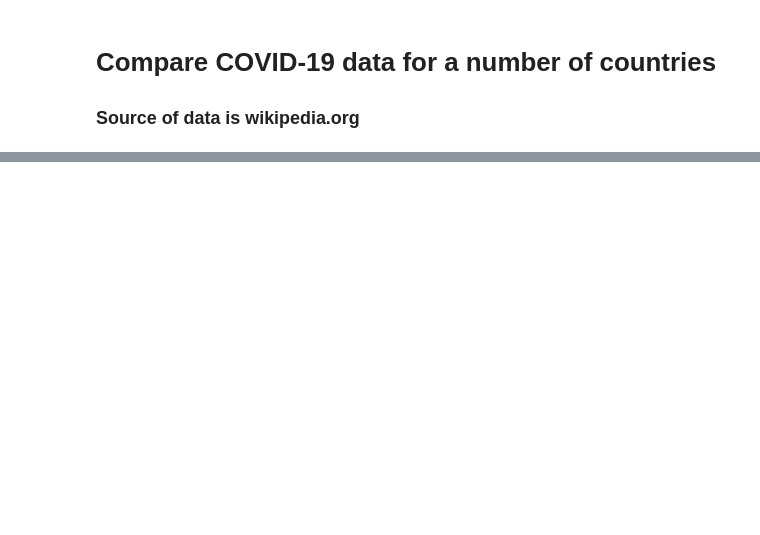
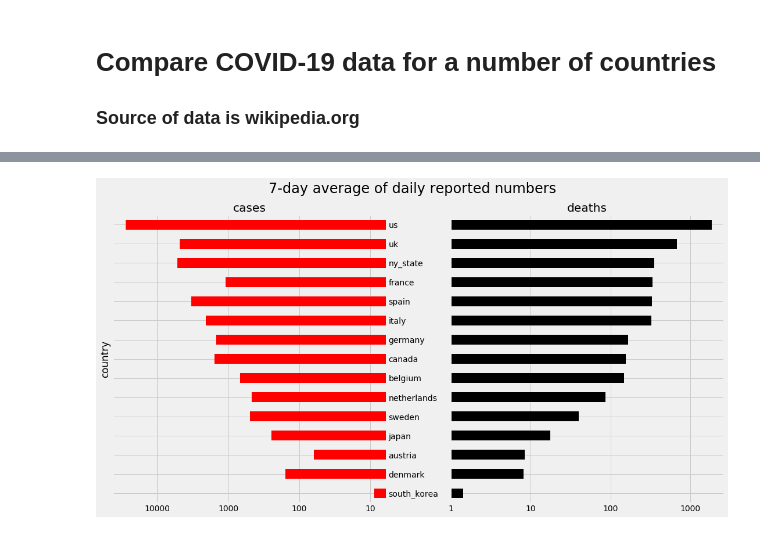
Before and after one commit to DeCooper88/corona, a Jupyter notebook: corona_dashboard.ipynb, the cells around one changed output, grey strips where cells are left out. Cells and saved outputs as stored; diff of their text form; code cells hidden in the pictures; blank space fills up the shorter version.

```diff
--- a/corona_dashboard.ipynb
+++ b/corona_dashboard.ipynb
@@ -121,3 +117,24 @@ corona.style.format(format_dict).hide_index()
+# %%
+d7 = corona.loc[:, ['country', 'cases_7da', 'deaths_7da']]
+d7 = d7.set_index('country')
+d7 = d7.sort_values('deaths_7da')
+# %%
+fig0, ax0 = plt.subplots(1, 2, figsize=(15, 8), constrained_layout=True)
+fig0.suptitle('7-day average of daily reported numbers', fontsize=24)
+
+d7.cases_7da.plot(kind='barh', ax=ax0[0], logx=True, sharey=True, color='red')
+d7.deaths_7da.plot(kind='barh', ax=ax0[1], logx=True, color='black')
+
+# change labels x-axis from log10 to actual numbers
+for axis in [ax0[0].xaxis, ax0[1].xaxis]:
+    axis.set_major_formatter(ScalarFormatter())
+
+ax0[0].invert_xaxis()
+ax0[0].yaxis.tick_right()
+ax0[0].set(title='cases')
+ax0[1].set(title='deaths');
+# %% [output]
+[figure, added]
 # %%
 def filter_columns(df, start_string):
     """Return list of columns in dataframe that start with start_string."""
```
Also changed, not shown: parts of 7 cells of this notebook.
